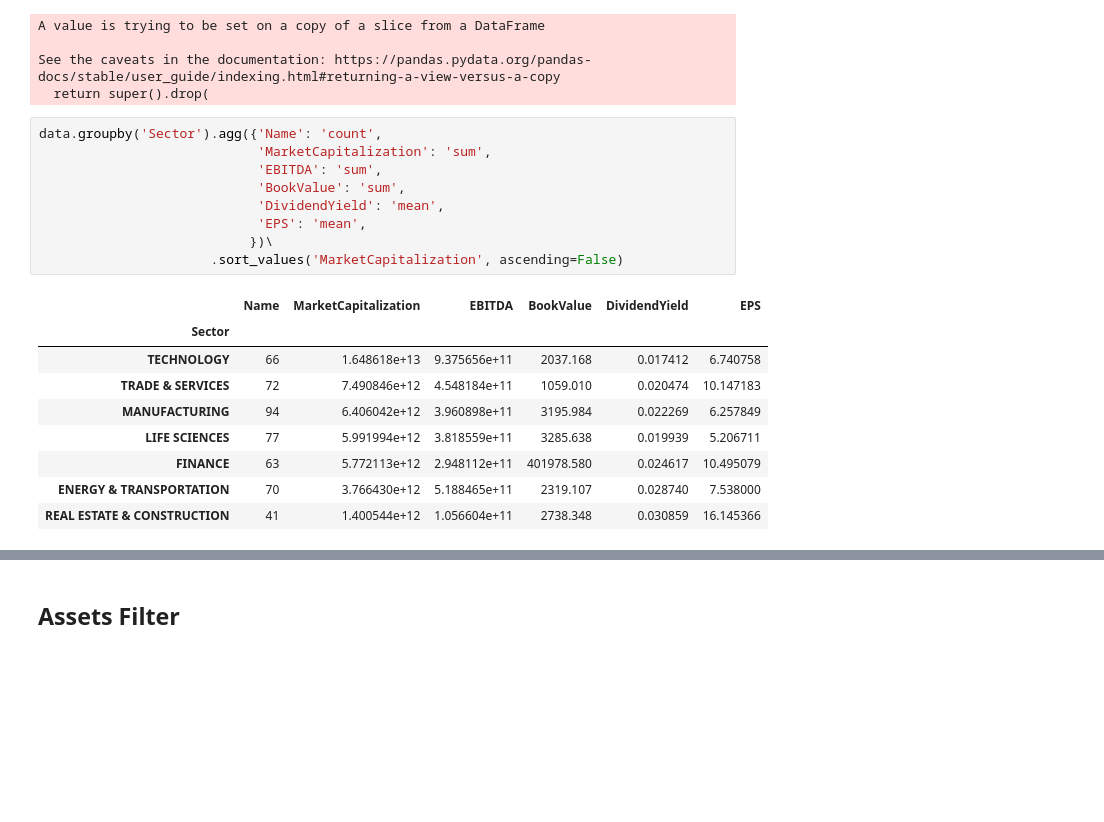
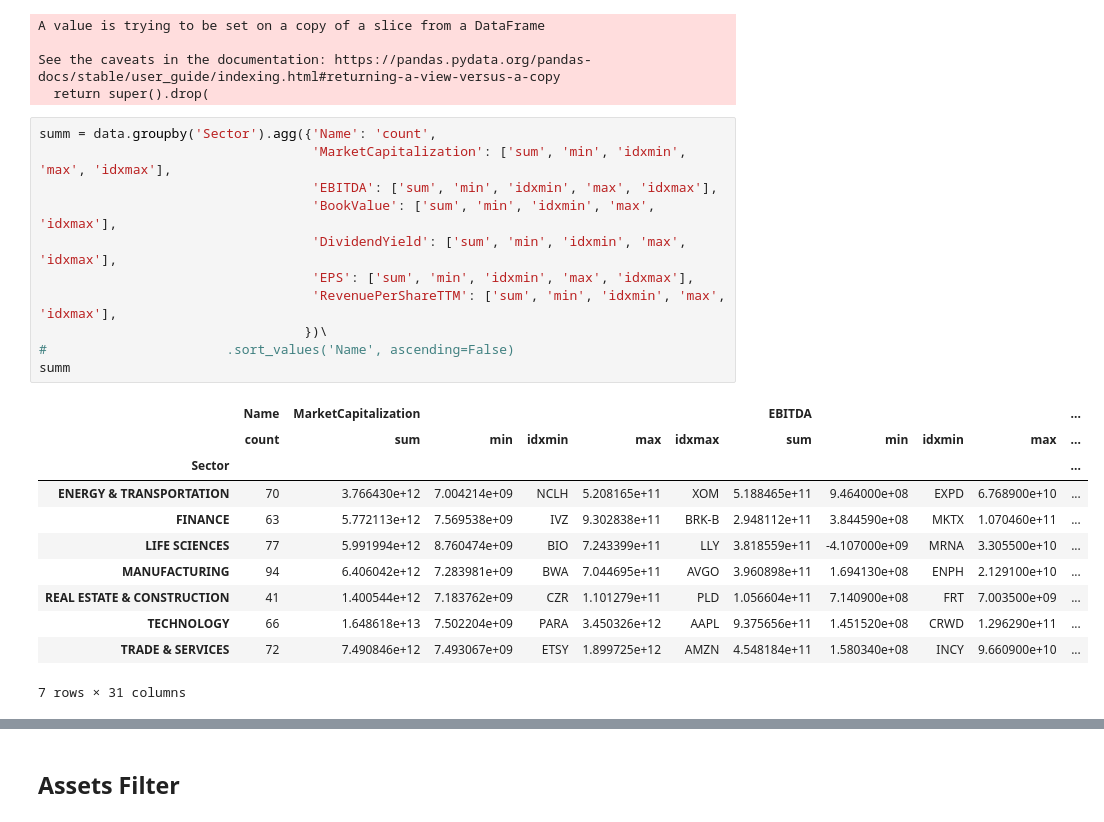
Before and after one commit to fadeeva/stock_market_research, a Jupyter notebook: Portfolio/Asset_Selection.ipynb, the cells around one changed output, grey strips where cells are left out. Drawn from its saved outputs; the diff is of its cells as text; blank space fills up the shorter version.

```diff
--- a/Portfolio/Asset_Selection.ipynb
+++ b/Portfolio/Asset_Selection.ipynb
@@ -1063,21 +1044,25 @@ A value is trying to be set on a copy of a slice from a DataFrame
 See the caveats in the documentation: https://pandas.pydata.org/pandas-docs/stable/user_guide/indexing.html#returning-a-view-versus-a-copy
   return super().drop(
 # %%
-data.groupby('Sector').agg({'Name': 'count',
-                            'MarketCapitalization': 'sum',
-                            'EBITDA': 'sum',
-                            'BookValue': 'sum',
-                            'DividendYield': 'mean',
-                            'EPS': 'mean',
-                           })\
-                      .sort_values('MarketCapitalization', ascending=False)
+summ = data.groupby('Sector').agg({'Name': 'count',
+                                   'MarketCapitalization': ['sum', 'min', 'idxmin', 'max', 'idxmax'],
+                                   'EBITDA': ['sum', 'min', 'idxmin', 'max', 'idxmax'],
+                                   'BookValue': ['sum', 'min', 'idxmin', 'max', 'idxmax'],
+                                   'DividendYield': ['sum', 'min', 'idxmin', 'max', 'idxmax'],
+                                   'EPS': ['sum', 'min', 'idxmin', 'max', 'idxmax'],
+                                   'RevenuePerShareTTM': ['sum', 'min', 'idxmin', 'max', 'idxmax'],
+                                  })\
+#                       .sort_values('Name', ascending=False)
+summ
 # %% [output]
-|  | Name | MarketCapitalization | EBITDA | BookValue | DividendYield | EPS |
-| Sector |  |  |  |  |  |  |
-| TECHNOLOGY | 66 | 1.648618e+13 | 9.375656e+11 | 2037.168 | 0.017412 | 6.740758 |
-| TRADE & SERVICES | 72 | 7.490846e+12 | 4.548184e+11 | 1059.010 | 0.020474 | 10.147183 |
-| MANUFACTURING | 94 | 6.406042e+12 | 3.960898e+11 | 3195.984 | 0.022269 | 6.257849 |
-| LIFE SCIENCES | 77 | 5.991994e+12 | 3.818559e+11 | 3285.638 | 0.019939 | 5.206711 |
-| FINANCE | 63 | 5.772113e+12 | 2.948112e+11 | 401978.580 | 0.024617 | 10.495079 |
-| ENERGY & TRANSPORTATION | 70 | 3.766430e+12 | 5.188465e+11 | 2319.107 | 0.028740 | 7.538000 |
-| REAL ESTATE & CONSTRUCTION | 41 | 1.400544e+12 | 1.056604e+11 | 2738.348 | 0.030859 | 16.145366 |
+|  | Name | MarketCapitalization |  |  |  |  | EBITDA |  |  |  | ... |
+|  | count | sum | min | idxmin | max | idxmax | sum | min | idxmin | max | ... |
+| Sector |  |  |  |  |  |  |  |  |  |  | ... |
+| ENERGY & TRANSPORTATION | 70 | 3.766430e+12 | 7.004214e+09 | NCLH | 5.208165e+11 | XOM | 5.188465e+11 | 9.464000e+08 | EXPD | 6.768900e+10 | ... |
+| FINANCE | 63 | 5.772113e+12 | 7.569538e+09 | IVZ | 9.302838e+11 | BRK-B | 2.948112e+11 | 3.844590e+08 | MKTX | 1.070460e+11 | ... |
+| LIFE SCIENCES | 77 | 5.991994e+12 | 8.760474e+09 | BIO | 7.243399e+11 | LLY | 3.818559e+11 | -4.107000e+09 | MRNA | 3.305500e+10 | ... |
+| MANUFACTURING | 94 | 6.406042e+12 | 7.283981e+09 | BWA | 7.044695e+11 | AVGO | 3.960898e+11 | 1.694130e+08 | ENPH | 2.129100e+10 | ... |
+| REAL ESTATE & CONSTRUCTION | 41 | 1.400544e+12 | 7.183762e+09 | CZR | 1.101279e+11 | PLD | 1.056604e+11 | 7.140900e+08 | FRT | 7.003500e+09 | ... |
+| TECHNOLOGY | 66 | 1.648618e+13 | 7.502204e+09 | PARA | 3.450326e+12 | AAPL | 9.375656e+11 | 1.451520e+08 | CRWD | 1.296290e+11 | ... |
+| TRADE & SERVICES | 72 | 7.490846e+12 | 7.493067e+09 | ETSY | 1.899725e+12 | AMZN | 4.548184e+11 | 1.580340e+08 | INCY | 9.660900e+10 | ... |
+7 rows × 31 columns
```
Also changed, not shown: parts of 8 cells of this notebook.
